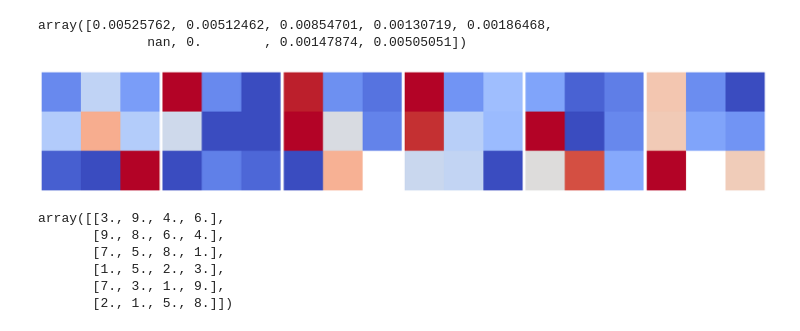
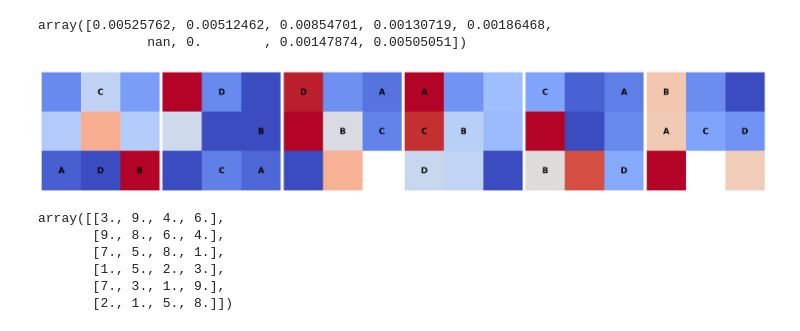
Before and after one commit to svennikue/multiple_clocks_repo, a Jupyter notebook: scripts/Example Human cells.ipynb, the cells around one changed output. Saved outputs shown, nothing was run; the diff lists cells and outputs as text; code cells hidden in the pictures.

```diff
--- a/scripts/Example Human cells.ipynb
+++ b/scripts/Example Human cells.ipynb
@@ -244,7 +244,7 @@ Task_grid2=np.column_stack((Task_grid_plotting2[:,1],Task_grid_plotting2[:,0]))
 num_locations=9
 # %%
 import pickle
-path=Input_folder+'/RpgACC_5_sub-03_best_for_location_reg'
+path=Input_folder+'/RpgACC_5_3_best_for_clo_model_binned'
 with open(path, 'rb') as f:
     cell_dict = pickle.load(f)
 # %%
@@ -339,17 +339,35 @@ array([0.00525762, 0.00512462, 0.00854701, 0.00130719, 0.00186468,
 # %%
 max_rate=np.nanmax(FR_maps_neuron)
 min_rate=np.nanmin(FR_maps_neuron)
 
 fig1, f1_axes = plt.subplots(figsize=(20, 20),ncols=len(FR_maps_neuron), nrows=1, constrained_layout=True)
 for task_ind in np.arange(len(FR_maps_neuron)):
     FR_map_neuron_task=FR_maps_neuron[task_ind]
     ax1=f1_axes[task_ind]
     ax1.matshow(FR_map_neuron_task, cmap='coolwarm')
     ax1.axis('off')
+    for i_r, reward in enumerate(unique_tasks[task_ind]):
+        if i_r == 0:
+            write = 'A'
+        elif i_r == 1:
+            write = 'B'
+        elif i_r == 2:
+            write = 'C'
+        elif i_r == 3:
+            write = 'D'
+        pos_idx = int(reward) - 1  # adjust to 0-index
+        # Retrieve the row, col coordinates from Task_grid_plotting
+        row, col = Task_grid_plotting[pos_idx]
+        # Print the letter over the respective cell.
+        ax1.text(col, row, write, ha='center', va='center',
+                 color='black', fontsize=16, fontweight='bold')
+
+
+
 plt.axis('off')
 plt.show()
 # %% [output]
-[figure, old version]
+[figure, new version]
 # %%
 unique_tasks
 # %% [output]
```
Also changed, not shown: parts of 9 cells of this notebook, 7 other files.
